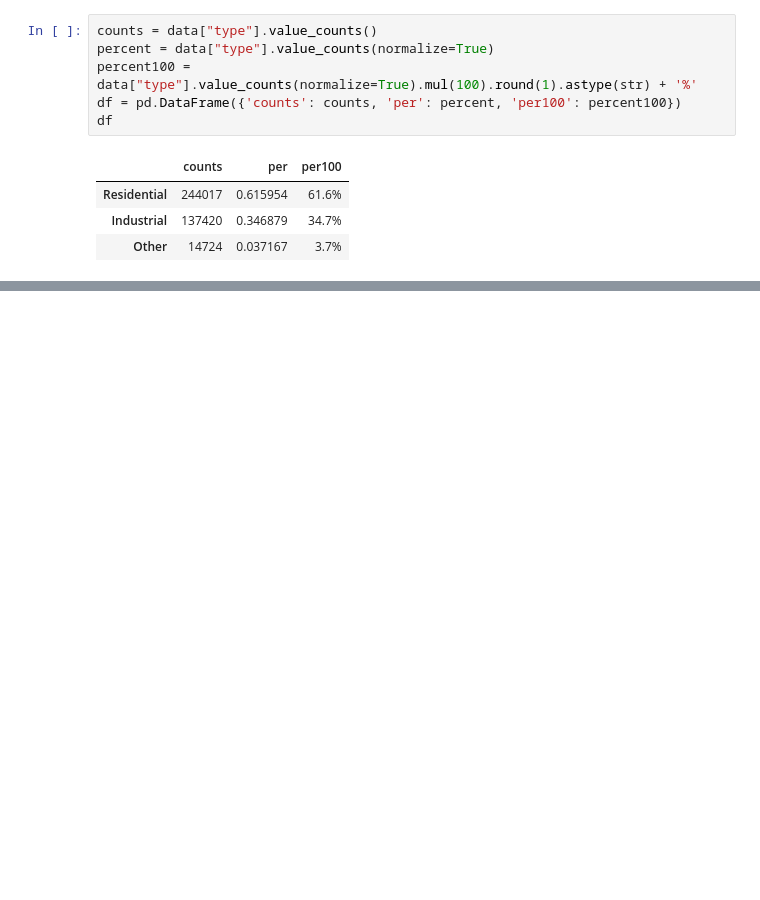
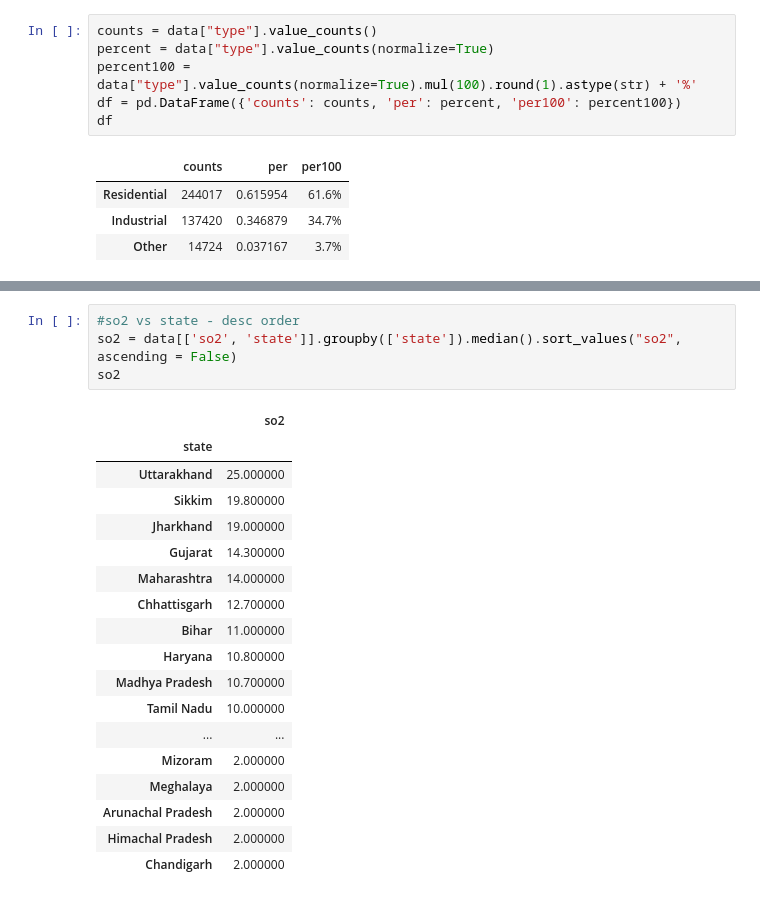
Before and after one commit to hd1801/AQI-Data-Analysis-Project, a Jupyter notebook: AQI.ipynb, the cells around one changed output, grey strips where cells are left out. Drawn from its saved outputs; the diff is of its cells as text; blank space fills up the shorter version.

```diff
--- a/AQI.ipynb
+++ b/AQI.ipynb
@@ -249,0 +252,23 @@ Canvas(toolbar=Toolbar(toolitems=[('Home', 'Reset original view', 'home', 'home'
+# %%
+#so2 vs state - desc order
+so2 = data[['so2', 'state']].groupby(['state']).median().sort_values("so2", ascending = False)
+so2
+# %% [output]
+|  | so2 |
+| state |  |
+| Uttarakhand | 25.000000 |
+| Sikkim | 19.800000 |
+| Jharkhand | 19.000000 |
+| Gujarat | 14.300000 |
+| Maharashtra | 14.000000 |
+| Chhattisgarh | 12.700000 |
+| Bihar | 11.000000 |
+| Haryana | 10.800000 |
+| Madhya Pradesh | 10.700000 |
+| Tamil Nadu | 10.000000 |
+| ... | ... |
+| Mizoram | 2.000000 |
+| Meghalaya | 2.000000 |
+| Arunachal Pradesh | 2.000000 |
+| Himachal Pradesh | 2.000000 |
+| Chandigarh | 2.000000 |
```
Also changed, not shown: parts of 6 cells of this notebook.
